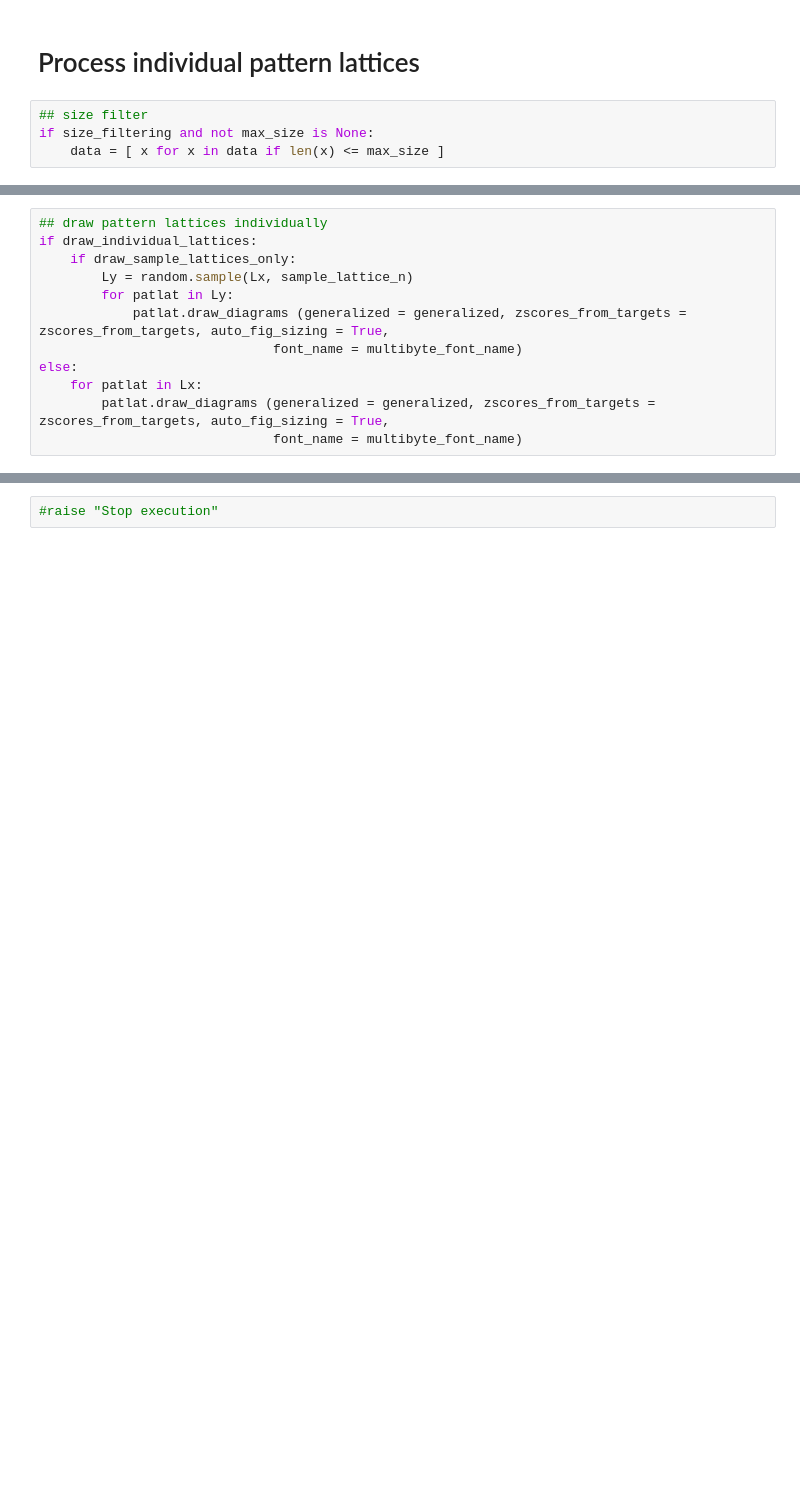
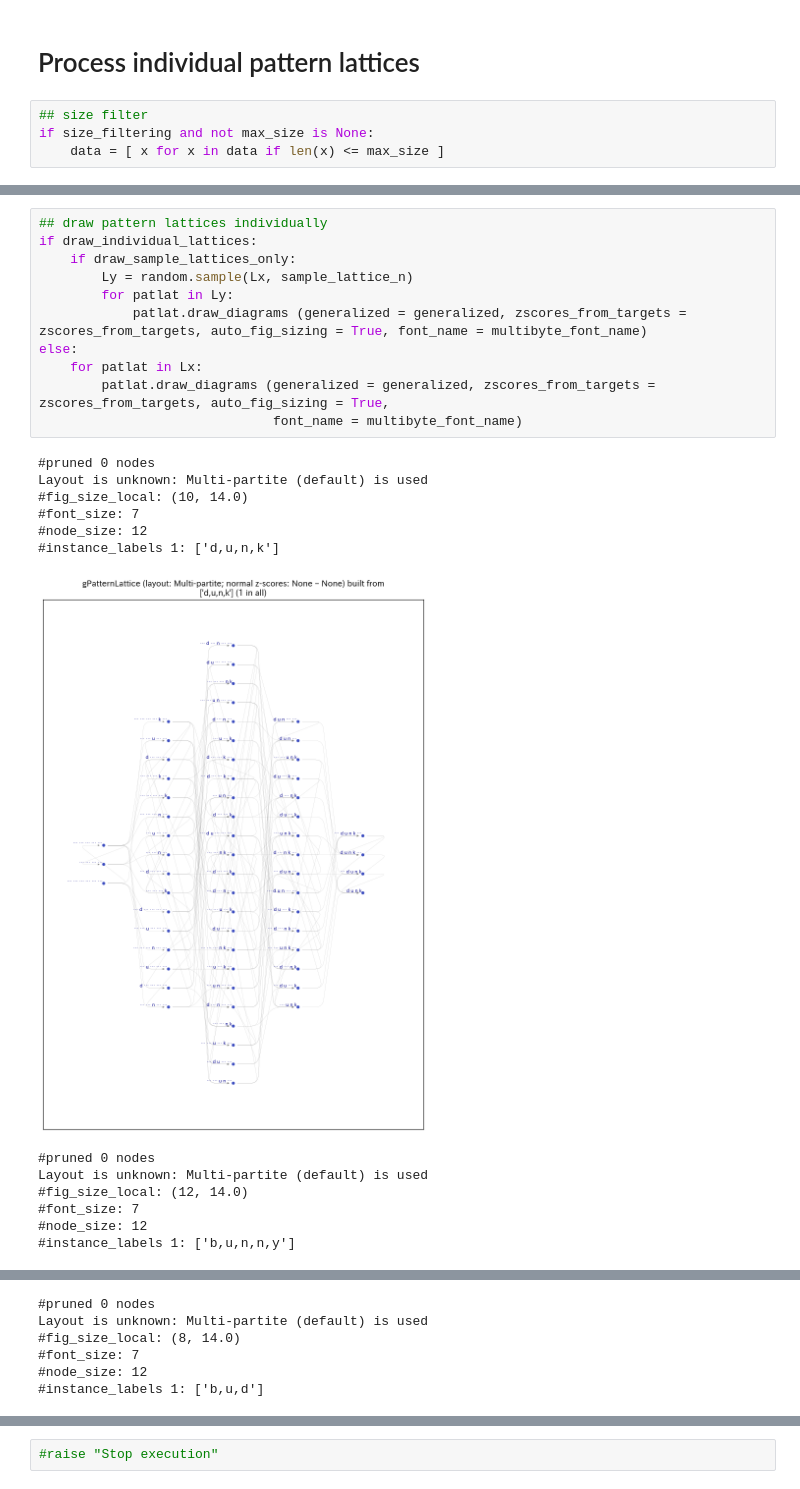
Before and after one commit to kow-k/pyPLB, a Jupyter notebook: gPLB-runner.ipynb, the cells around one changed output, grey strips where cells are left out. Saved outputs shown, nothing was run; the diff lists cells and outputs as text; blank space fills up the shorter version.

```diff
--- a/gPLB-runner.ipynb
+++ b/gPLB-runner.ipynb
@@ -195,12 +250,25 @@ print(f"Lx contains {len(Lx)} lattices")
 # %%
 ## draw pattern lattices individually
 if draw_individual_lattices:
     if draw_sample_lattices_only:
         Ly = random.sample(Lx, sample_lattice_n)
         for patlat in Ly:
-            patlat.draw_diagrams (generalized = generalized, zscores_from_targets = zscores_from_targets, auto_fig_sizing = True,
-                              font_name = multibyte_font_name)
+            patlat.draw_diagrams (generalized = generalized, zscores_from_targets = zscores_from_targets, auto_fig_sizing = True, font_name = multibyte_font_name)
 else:
     for patlat in Lx:
         patlat.draw_diagrams (generalized = generalized, zscores_from_targets = zscores_from_targets, auto_fig_sizing = True,
                               font_name = multibyte_font_name)
+# %% [output]
+#pruned 0 nodes
+Layout is unknown: Multi-partite (default) is used
+#fig_size_local: (10, 14.0)
+#font_size: 7
+#node_size: 12
+#instance_labels 1: ['d,u,n,k']
+[figure, added]
+#pruned 0 nodes
+Layout is unknown: Multi-partite (default) is used
+#fig_size_local: (12, 14.0)
+#font_size: 7
+#node_size: 12
+#instance_labels 1: ['b,u,n,n,y']
@@ -206,0 +276,6 @@ else:
+#pruned 0 nodes
+Layout is unknown: Multi-partite (default) is used
+#fig_size_local: (8, 14.0)
+#font_size: 7
+#node_size: 12
+#instance_labels 1: ['b,u,d']
```
Also changed, not shown: parts of 18 cells of this notebook.
